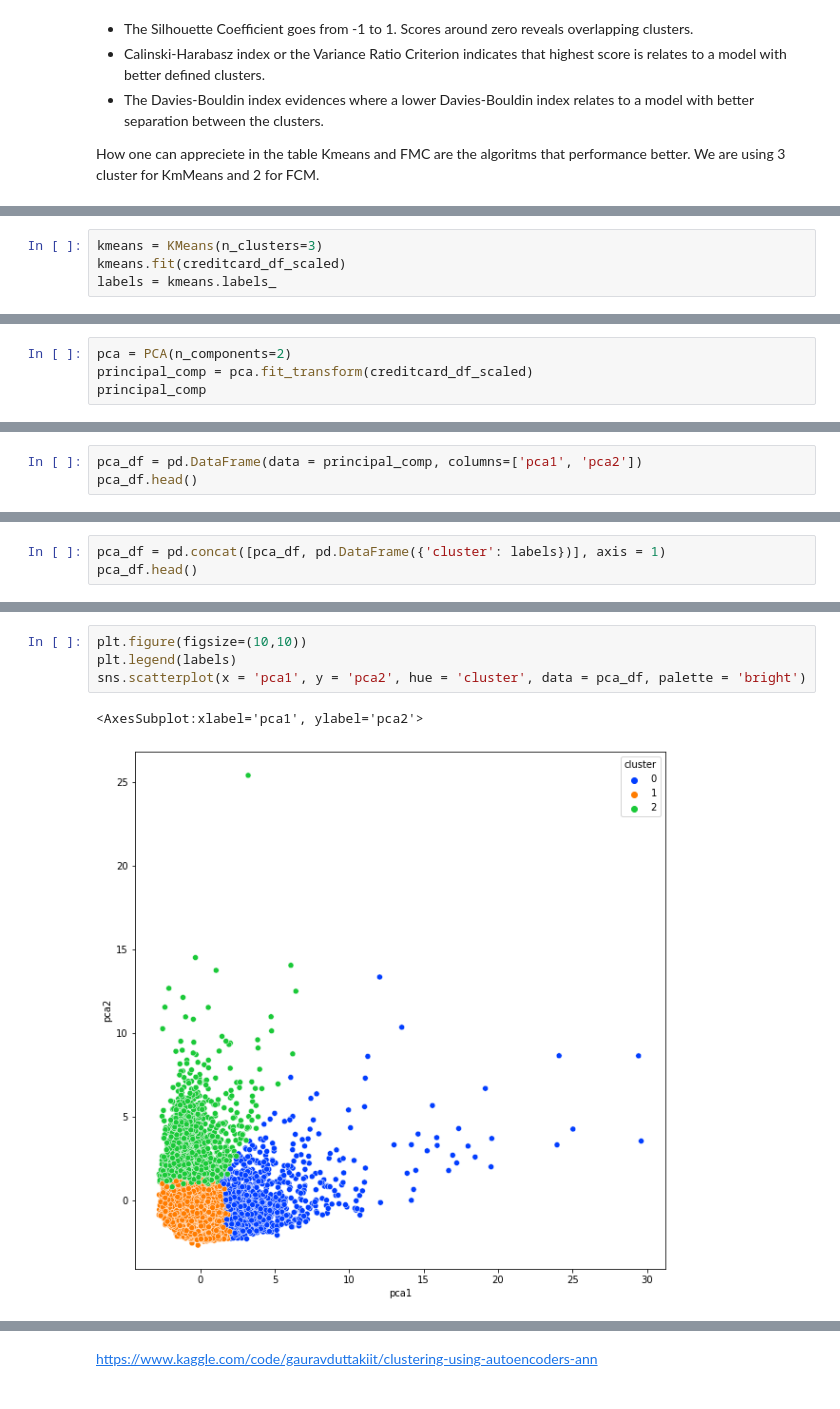
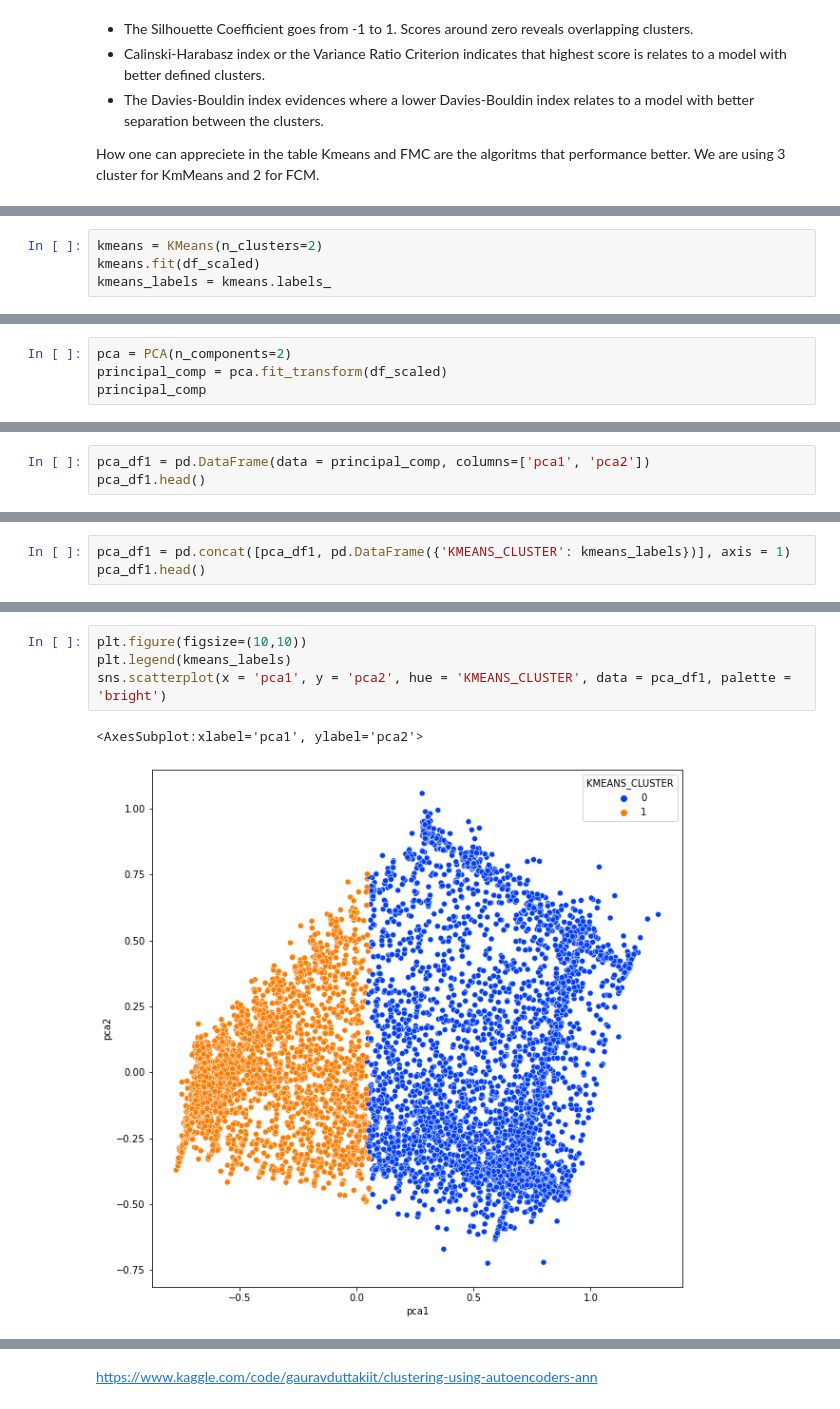
Before and after one commit to Insectonwindscreen/MLxB_CA1, a Jupyter notebook: Marketing_analysis_clusters_1.ipynb, the cells around one changed output, grey strips where cells are left out. Drawn from its saved outputs; the diff is of its cells as text.

```diff
--- a/Marketing_analysis_clusters_1.ipynb
+++ b/Marketing_analysis_clusters_1.ipynb
@@ -651,5 +627,5 @@ How one can appreciete in the table Kmeans and FMC are the algoritms that perfor
 # %%
-kmeans = KMeans(n_clusters=3)
-kmeans.fit(creditcard_df_scaled)
-labels = kmeans.labels_
+kmeans = KMeans(n_clusters=2)
+kmeans.fit(df_scaled)
+kmeans_labels = kmeans.labels_
 # %%
@@ -760,5 +721,5 @@ credit_ordered.to_csv('cluster.csv')
 # %%
 pca = PCA(n_components=2)
-principal_comp = pca.fit_transform(creditcard_df_scaled)
+principal_comp = pca.fit_transform(df_scaled)
 principal_comp
 # %% [output]
@@ -772,5 +733,5 @@ array([[-1.68222164, -1.07644717],
 # %%
-pca_df = pd.DataFrame(data = principal_comp, columns=['pca1', 'pca2'])
-pca_df.head()
+pca_df1 = pd.DataFrame(data = principal_comp, columns=['pca1', 'pca2'])
+pca_df1.head()
 # %% [output]
 |  | pca1 | pca2 |
@@ -782,4 +743,4 @@ pca_df.head()
 # %%
-pca_df = pd.concat([pca_df, pd.DataFrame({'cluster': labels})], axis = 1)
-pca_df.head()
+pca_df1 = pd.concat([pca_df1, pd.DataFrame({'KMEANS_CLUSTER': kmeans_labels})], axis = 1)
+pca_df1.head()
 # %% [output]
@@ -792,8 +753,8 @@ pca_df.head()
 # %%
 plt.figure(figsize=(10,10))
-plt.legend(labels)
-sns.scatterplot(x = 'pca1', y = 'pca2', hue = 'cluster', data = pca_df, palette = 'bright')
+plt.legend(kmeans_labels)
+sns.scatterplot(x = 'pca1', y = 'pca2', hue = 'KMEANS_CLUSTER', data = pca_df1, palette = 'bright')
 # %% [output]
 <AxesSubplot:xlabel='pca1', ylabel='pca2'>
-[figure, old version]
+[figure, new version]
 # %% [markdown]
```
Also changed, not shown: parts of 102 cells of this notebook.
